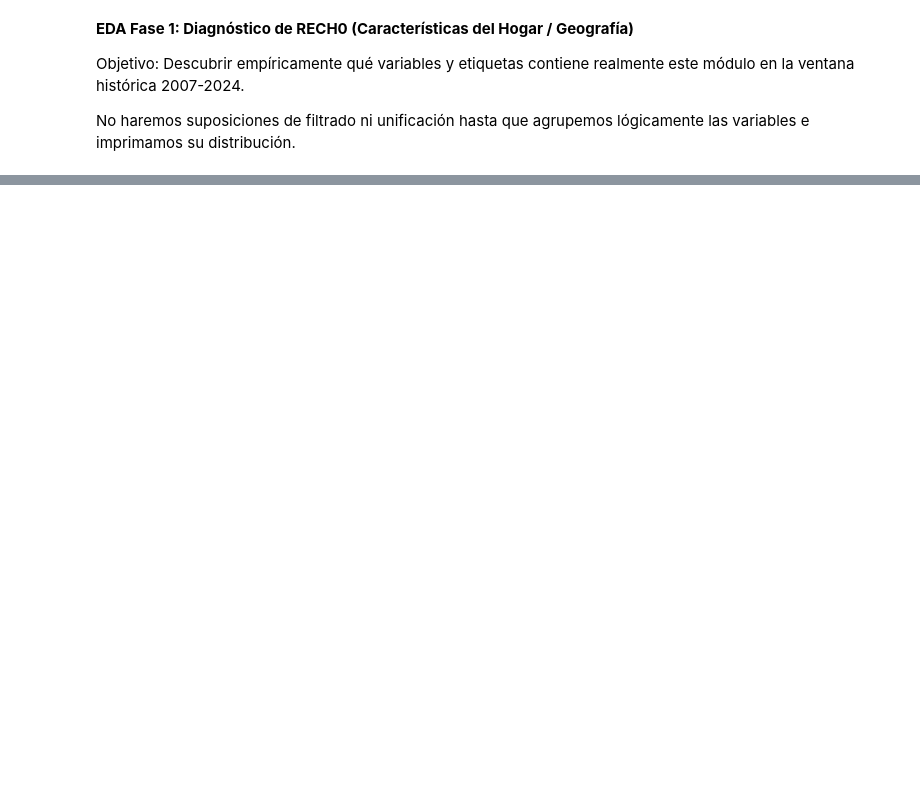
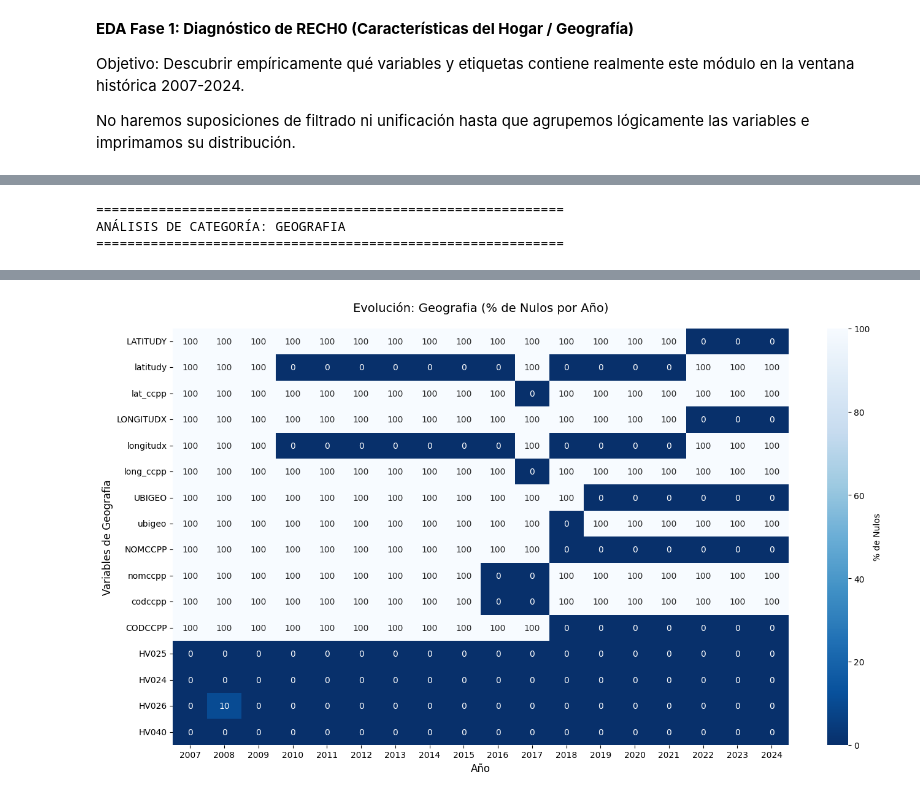
Before and after one commit to abelguevara-upeu/malnutrition-research, a Jupyter notebook: notebooks/01_eda_raw_rech0.ipynb, the cells around one changed output, grey strips where cells are left out. Cells and saved outputs as stored; diff of their text form; code cells hidden in the pictures; blank space fills up the shorter version.

Commit message:
feat: implement SPSS data viewer utility, update ingestion loader, and add RECH0 dictionary comparison documentation.

```diff
--- a/notebooks/01_eda_raw_rech0.ipynb
+++ b/notebooks/01_eda_raw_rech0.ipynb
@@ -439,0 +380,33 @@ La categoría demográfica es absolutamente perfecta. Todas las variables clave
+# %%
+import textwrap
+import matplotlib.pyplot as plt
+import seaborn as sns
+import pandas as pd
+
+def analizar_categoria(nombre_categoria, cmap, figsize=(14, 8)):
+    # 1. Filtramos las variables que pertenecen a la categoría y existen en el df
+    vars_cat = categorias[nombre_categoria]
+    vars_cat = [v for v in vars_cat if v in df_rech0.columns]
+
+    # 2. Calculamos el % de nulos por año
+    df_nulos = df_rech0.groupby('year')[vars_cat].apply(lambda df: df.isna().mean() * 100)
+
+    # 3. Preparamos la Matriz para imprimir (insertando la etiqueta al inicio)
+    matriz_imprimir = df_nulos.T.copy()
+    matriz_imprimir.insert(0, 'Etiqueta', matriz_imprimir.index.map(lambda x: diccionario.get(x, 'Sin etiqueta')))
+
+    # Mostramos la tabla sin límite de texto
+    pd.set_option('display.max_colwidth', None)
+    print(f"\n{'='*60}")
+    print(f"ANÁLISIS DE CATEGORÍA: {nombre_categoria.upper()}")
+    print(f"{'='*60}")
+    display(matriz_imprimir)
+
+    # 4. Dibujamos el Heatmap
+    plt.figure(figsize=figsize)
+    sns.heatmap(df_nulos.T, annot=True, fmt=".0f", cmap=cmap, vmin=0, vmax=100, cbar_kws={'label': '% de Nulos'})
+    plt.title(f"Evolución: {nombre_categoria.capitalize()} (% de Nulos por Año)", pad=20, fontsize=14)
+    plt.xlabel("Año", fontsize=12)
+    plt.ylabel(f"Variables de {nombre_categoria.capitalize()}", fontsize=12)
+    plt.tight_layout()
+    plt.show()
@@ -439,0 +434,7 @@ La categoría demográfica es absolutamente perfecta. Todas las variables clave
+# %%
+# Analizar Geografía (Azul)
+analizar_categoria('geografia', cmap='Blues_r', figsize=(14, 8))
+# %% [output]
+============================================================
+ANÁLISIS DE CATEGORÍA: GEOGRAFIA
+============================================================
@@ -439,0 +458 @@ La categoría demográfica es absolutamente perfecta. Todas las variables clave
+[figure, added]
```
Also changed, not shown: parts of 47 cells of this notebook, 5 other files.
